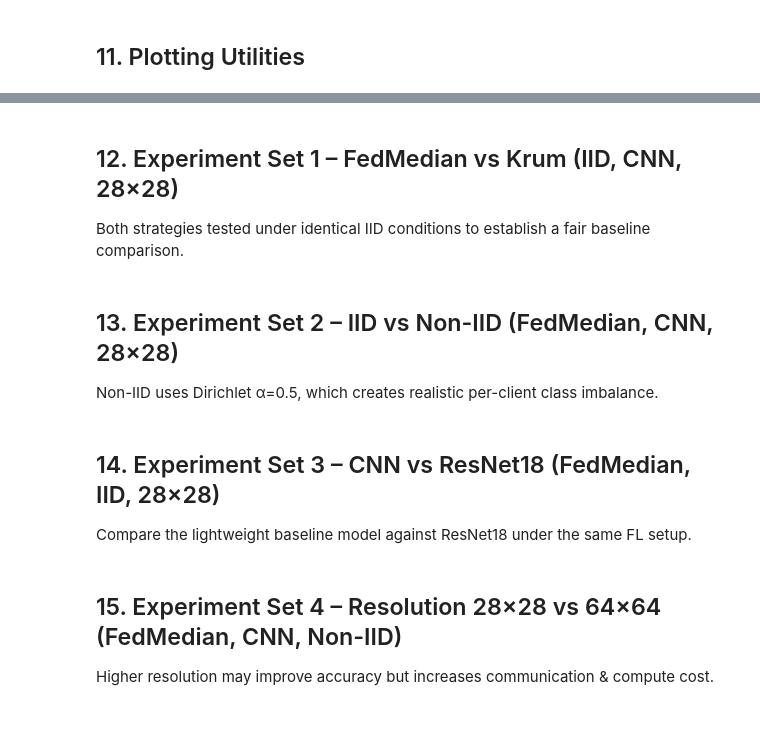
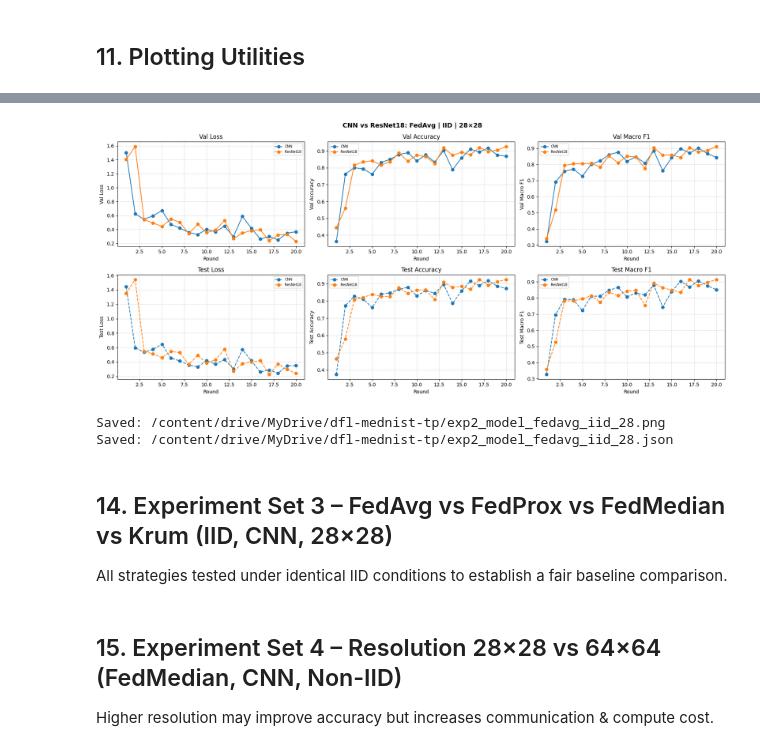
Before and after one commit to adithyaprasadsv/dfl-mednist-tp, a Jupyter notebook: BloodMNIST_FL_Experiments.ipynb, the cells around one changed output, grey strips where cells are left out. Drawn from its saved outputs; the diff is of its cells as text; code cells hidden in the pictures; blank space fills up the shorter version.

Commit message:
update code and results for experiments 1-6

```diff
--- a/BloodMNIST_FL_Experiments.ipynb
+++ b/BloodMNIST_FL_Experiments.ipynb
@@ -511,3 +569,15 @@ def build_strategy(name, model, num_clients):
+# %%
+# Detect how much GPU to give each worker
+def get_backend_config(num_clients: int) -> dict:
+    if torch.cuda.is_available():
+        # Give each client a fraction of one GPU
+        # e.g. 5 clients → 0.2 GPU each (they share the physical GPU)
+        gpu_per_client = 1.0 / num_clients
+        print(f"GPU detected — allocating {gpu_per_client:.2f} GPU per client")
+        return {"client_resources": {"num_cpus": 1, "num_gpus": gpu_per_client}}
+    else:
+        print("No GPU detected — running on CPU")
+        return {"client_resources": {"num_cpus": 1, "num_gpus": 0.0}}
 # %%
 def run_fl_experiment(
         strategy_name = STRATEGY_NAME,
@@ -561,8 +667,8 @@ def run_fl_experiment(
 # %%
-history = run_fl_experiment()
+# history = run_fl_experiment()
 
-# Print summary
-print("\nRound | Val Loss | Accuracy | F1")
-print("-" * 40)
-for r in history:
-    print(f"  {r['round']:2d}  |  {r['val_loss']:.4f}  |  {r['accuracy']:.4f}  | {r['f1']:.4f}")
+# # Print summary
+# print("\nRound | Val Loss | Accuracy | F1")
+# print("-" * 40)
+# for r in history:
+#     print(f"  {r['round']:2d}  |  {r['val_loss']:.4f}  |  {r['accuracy']:.4f}  | {r['f1']:.4f}")
@@ -630,0 +817,13 @@ def plot_history(histories: dict, title: str, filename: str):
+# %%
+
+exp2_resnet = run_fl_experiment(strategy_name='fedavg', model_name='resnet18', image_size=28, num_rounds=20)
+exp2_cnn = run_fl_experiment(strategy_name='fedavg', model_name='cnn', image_size=28, num_rounds=20)
+
+# Print summary
+print("\nExperiment | Round | Val Loss | Accuracy | F1 | Test Loss | Test Accuracy | Test F1")
+print("-" * 90)
+for r in exp2_cnn:
+    print(f" CNN |{r['round']:2d}  |  {r['val_loss']:.4f}  |  {r['accuracy']:.4f}  | {r['f1']:.4f} | {r.get('test_loss', float('nan')):.4f}  |  {r.get('test_acc', float('nan')):.4f}  | {r.get('test_f1', float('nan')):.4f}")
+print("-" * 90)
+for r in exp2_resnet:
+    print(f" ResNet18 |{r['round']:2d}  |  {r['val_loss']:.4f}  |  {r['accuracy']:.4f}  | {r['f1']:.4f} | {r.get('test_loss', float('nan')):.4f}  |  {r.get('test_acc', float('nan')):.4f}  | {r.get('test_f1', float('nan')):.4f}")
@@ -631,3 +878,13 @@ def plot_history(histories: dict, title: str, filename: str):
+# %%
+plot_history(
+    {"CNN": exp2_cnn, "ResNet18": exp2_resnet},
+    title = "CNN vs ResNet18: FedAvg | IID | 28×28",
+    filename = "exp2_model_fedavg_iid_28"
+)
+# %% [output]
+[figure, added]
+Saved: /content/drive/MyDrive/dfl-mednist-tp/exp2_model_fedavg_iid_28.png
+Saved: /content/drive/MyDrive/dfl-mednist-tp/exp2_model_fedavg_iid_28.json
 # %% [markdown]
-## 12. Experiment Set 1 – FedMedian vs Krum (IID, CNN, 28×28)
-Both strategies tested under identical IID conditions to establish a fair baseline comparison.
+## 14. Experiment Set 3 – FedAvg vs FedProx vs FedMedian vs Krum (IID, CNN, 28×28)
+All strategies tested under identical IID conditions to establish a fair baseline comparison.
@@ -648,3 +890,0 @@ plot_history(
-# %% [markdown]
-## 13. Experiment Set 2 – IID vs Non-IID (FedMedian, CNN, 28×28)
-Non-IID uses Dirichlet α=0.5, which creates realistic per-client class imbalance.
@@ -665,3 +890,0 @@ plot_history(
-# %% [markdown]
-## 14. Experiment Set 3 – CNN vs ResNet18 (FedMedian, IID, 28×28)
-Compare the lightweight baseline model against ResNet18 under the same FL setup.
```
Also changed, not shown: parts of 47 cells of this notebook, 13 other files.
